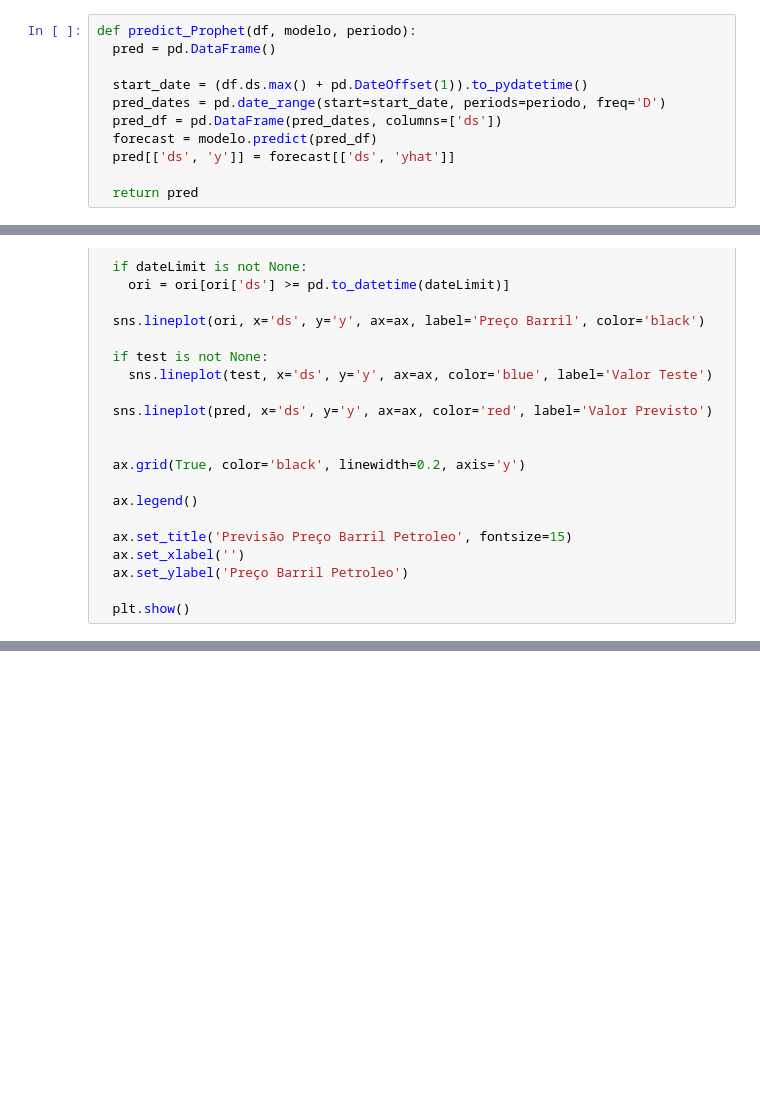
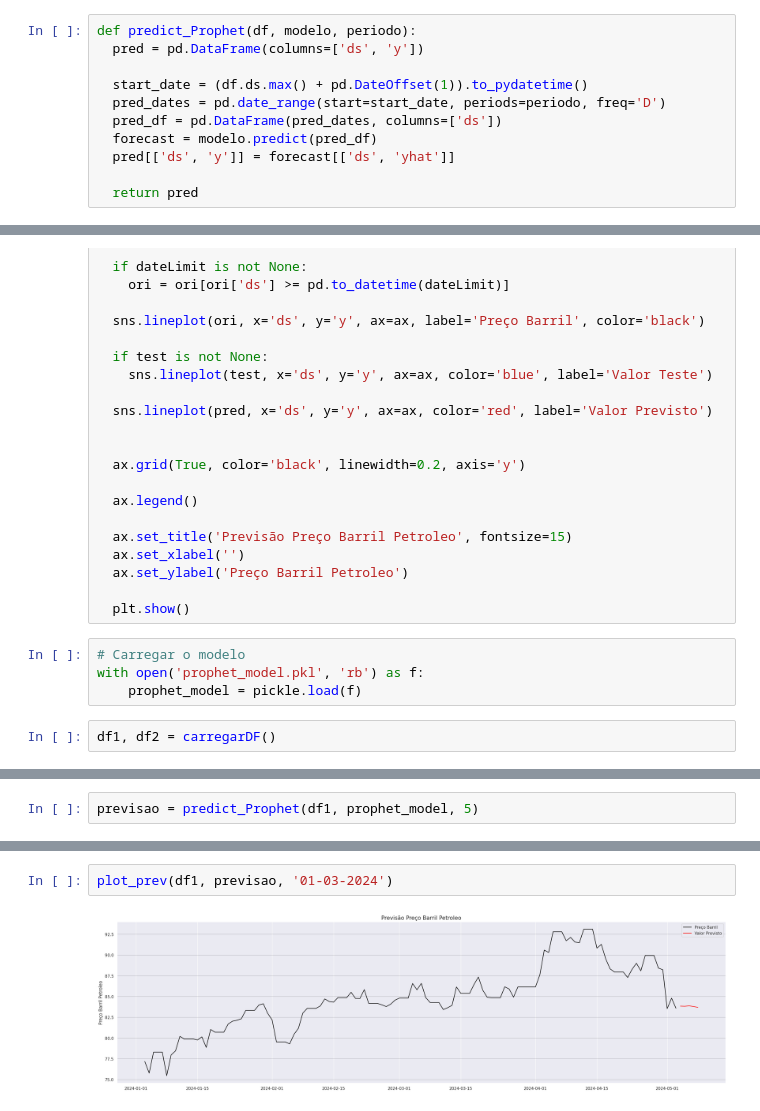
Before and after one commit to Zoneti/fiap-postech-tech-challenge4, a Jupyter notebook: TC4_Grupo44.ipynb, the cells around one changed output, grey strips where cells are left out. Drawn from its saved outputs; the diff is of its cells as text; blank space fills up the shorter version.

```diff
--- a/TC4_Grupo44.ipynb
+++ b/TC4_Grupo44.ipynb
@@ -953,7 +955,7 @@ def carregarDF():
   return df_modelo, df_modelo_10Anos
 # %%
 def predict_Prophet(df, modelo, periodo):
-  pred = pd.DataFrame()
+  pred = pd.DataFrame(columns=['ds', 'y'])
 
   start_date = (df.ds.max() + pd.DateOffset(1)).to_pydatetime()
   pred_dates = pd.date_range(start=start_date, periods=periodo, freq='D')
@@ -986,3 +988,9 @@ def plot_prev (ori, pred, dateLimit=None, test=None):
   ax.set_ylabel('Preço Barril Petroleo')
 
   plt.show()
+# %%
+# Carregar o modelo
+with open('prophet_model.pkl', 'rb') as f:
+    prophet_model = pickle.load(f)
+# %%
+df1, df2 = carregarDF()
@@ -988,0 +999,2 @@ def plot_prev (ori, pred, dateLimit=None, test=None):
+# %%
+previsao = predict_Prophet(df1, prophet_model, 5)
@@ -988,0 +1010,4 @@ def plot_prev (ori, pred, dateLimit=None, test=None):
+# %%
+plot_prev(df1, previsao, '01-03-2024')
+# %% [output]
+[figure, added]
```
Also changed, not shown: parts of 5 cells of this notebook.
